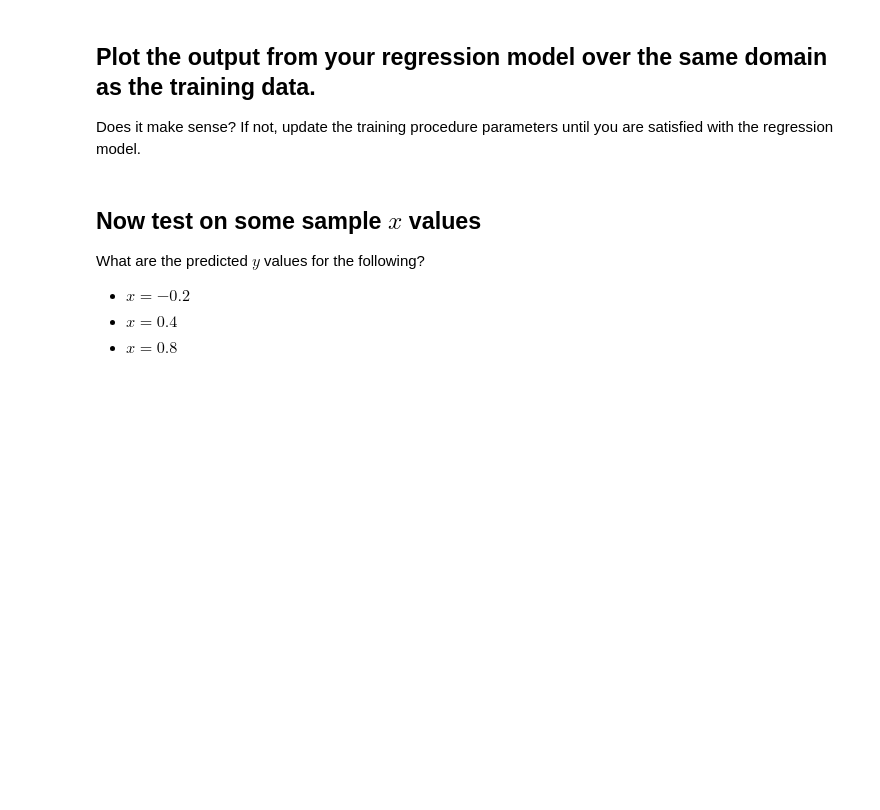
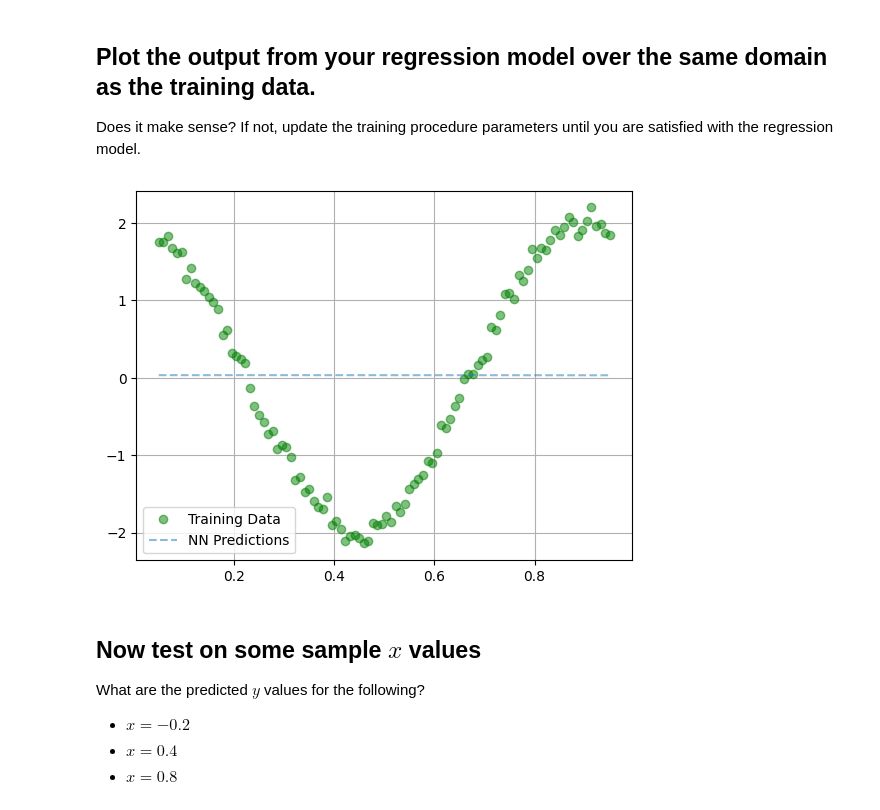
Before and after one commit to jefalk/phys152-2026, a Jupyter notebook: Exercises/Homework-1.ipynb, the cells around one changed output. Cells and saved outputs as stored; diff of their text form; code cells hidden in the pictures; blank space fills up the shorter version.

```diff
--- a/Exercises/Homework-1.ipynb
+++ b/Exercises/Homework-1.ipynb
@@ -271,12 +326,14 @@ Does it make sense? If not, update the training procedure parameters until you a
 # %%
 # TO-DO: update INPUT with the correct variables
 from matplotlib import pyplot as plt, rcParams
-predicted = complex_model(INPUT)
+predicted = complex_model(x_data_tensor)
 plt.plot(x_data_tensor, y_data_tensor, 'go', label='Training Data', alpha=0.5)
-plt.plot(x_data, Variable(predicted), '--', label='NN Predictions', alpha=0.5)
+plt.plot(x_data_tensor, Variable(predicted), '--', label='NN Predictions', alpha=0.5)
 plt.legend(loc='best')
 plt.grid()
 plt.show()
+# %% [output]
+[figure, added]
 # %% [markdown]
 ## Now test on some sample $x$ values
 
```
Also changed, not shown: parts of 9 cells of this notebook.
